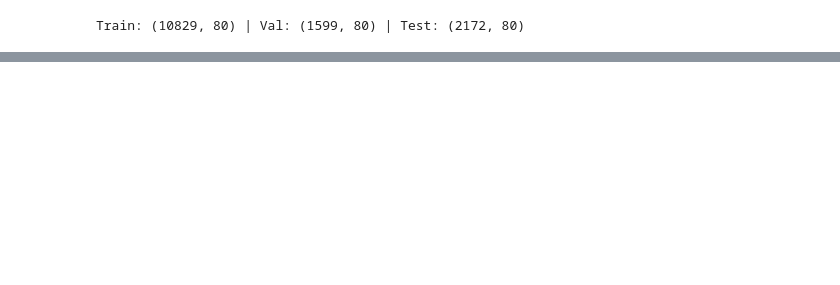
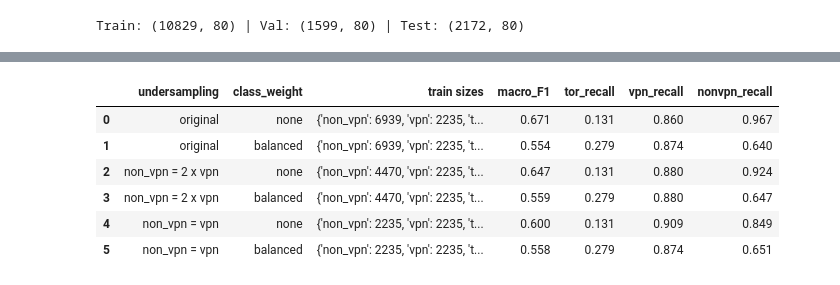
Before and after one commit to ZhiSherng/encrypted_traffic_classification, a Jupyter notebook: data_augmentation.ipynb, the cells around one changed output, grey strips where cells are left out. Saved outputs shown, nothing was run; the diff lists cells and outputs as text; code cells hidden in the pictures; blank space fills up the shorter version.

Commit message:
Rerun on 2s log buckets: Tor oversampling + undersampling + LR/RF comparison

```diff
--- a/data_augmentation.ipynb
+++ b/data_augmentation.ipynb
@@ -508,7 +538,7 @@ Overlaps: 0 0 0
 ## augmentation function for the cell above
 ## this is cell 8
 rng = np.random.default_rng(4266)
-WINDOW = BUCKET_SIZE_SECONDS * NUM_BUCKETS   # 300s
+WINDOW = T_MAX   # features now only see the first T_MAX seconds
 
 def aug_window_shift(seq, window=WINDOW):
     t0, t_end = seq[0][0], seq[-1][0]
@@ -550,12 +580,7 @@ def augment_flow(seq, is_tor=False):
     return s
 
 def flow_features(seq):
-    return np.concatenate([
-        bucket_bytes_by_direction(seq),
-        bucket_packets_by_direction(seq),
-        bucket_timing_stats(seq),
-        bucket_size_stats(seq),
-    ])
+    return bucket_features_log(seq)
 # %%
 # augment tor in the training set only
 # this is cell 9
@@ -719,0 +747,72 @@ B (aug)       0.653  0.004      0.259  0.007      0.803  0.010
+# %%
+# =====================================================================
+# UNDERSAMPLE NON-VPN (train only) + LOGISTIC REGRESSION BASELINE
+# Run after: new bucketing -> cap 200 -> balanced split
+# Val/test are never undersampled.
+# =====================================================================
+from sklearn.linear_model import LogisticRegression
+from sklearn.preprocessing import StandardScaler
+from sklearn.metrics import classification_report, confusion_matrix, f1_score, recall_score
+
+train_df = df_capped.iloc[train_idx]
+n_vpn    = (train_df["network_type"] == "vpn").sum()
+n_nonvpn = (train_df["network_type"] == "non_vpn").sum()
+
+def undersample_nonvpn(df, target, seed=4266):
+    """Keep `target` non-VPN flows; each recording gets an equal chance. Other classes untouched."""
+    nv = df[df["network_type"] == "non_vpn"]
+    if target >= len(nv):
+        return df
+    w = 1 / nv["stream_id"].map(nv["stream_id"].value_counts())
+    keep = nv.sample(target, weights=w, random_state=seed)
+    return pd.concat([keep, df[df["network_type"] != "non_vpn"]])
+
+setups = {
+    "original":           n_nonvpn,     # no undersampling
+    "non_vpn = 2 x vpn":  2 * n_vpn,
+    "non_vpn = vpn":      n_vpn,
+}
+
+rows, fitted = [], {}
+for name, target in setups.items():
+    tr = undersample_nonvpn(train_df, target)
+    Xtr, ytr = tr[feature_cols], tr["network_type"]
+    sc = StandardScaler().fit(np.log1p(Xtr))                     # fit on THIS train set only
+    Xtr_s, Xva_s = sc.transform(np.log1p(Xtr)), sc.transform(np.log1p(X_val))
+    for cw in [None, "balanced"]:                                # with vs without class weights
+        m = LogisticRegression(class_weight=cw, max_iter=5000).fit(Xtr_s, ytr)
+        pred = m.predict(Xva_s)
+        fitted[(name, cw or "none")] = (m, pred)
+        rows.append({"undersampling": name, "class_weight": cw or "none",
+                     "train sizes": ytr.value_counts().to_dict(),
+                     "macro_F1":      f1_score(y_val, pred, average="macro"),
+                     "tor_recall":    recall_score(y_val, pred, labels=["tor"], average="macro"),
+                     "vpn_recall":    recall_score(y_val, pred, labels=["vpn"], average="macro"),
+                     "nonvpn_recall": recall_score(y_val, pred, labels=["non_vpn"], average="macro")})
+
+results = pd.DataFrame(rows).round(3)
+display(results)
+
+# ---- detail for the best setup ----
+best = results.loc[results["macro_F1"].idxmax()]
+m, pred = fitted[(best["undersampling"], best["class_weight"])]
+print(f"\nBest: {best['undersampling']} | class_weight={best['class_weight']} | macro-F1 {best['macro_F1']:.3f}\n")
+print(classification_report(y_val, pred, digits=3))
+
+labels = ["non_vpn", "vpn", "tor"]
+print(pd.DataFrame(confusion_matrix(y_val, pred, labels=labels),
+                   index=[f"true_{l}" for l in labels], columns=[f"pred_{l}" for l in labels]))
+
+# ---- which features push towards each class? ----
+coef = pd.DataFrame(m.coef_, index=m.classes_, columns=feature_cols)
+for cls in labels:
+    print(f"\nTop 5 features pushing towards {cls}:")
+    print(coef.loc[cls].sort_values(ascending=False).head(5).round(3))
+# %% [output]
+|  | undersampling | class_weight | train sizes | macro_F1 | tor_recall | vpn_recall | nonvpn_recall |
+| 0 | original | none | {'non_vpn': 6939, 'vpn': 2235, 't... | 0.671 | 0.131 | 0.860 | 0.967 |
+| 1 | original | balanced | {'non_vpn': 6939, 'vpn': 2235, 't... | 0.554 | 0.279 | 0.874 | 0.640 |
+| 2 | non_vpn = 2 x vpn | none | {'non_vpn': 4470, 'vpn': 2235, 't... | 0.647 | 0.131 | 0.880 | 0.924 |
+| 3 | non_vpn = 2 x vpn | balanced | {'non_vpn': 4470, 'vpn': 2235, 't... | 0.559 | 0.279 | 0.880 | 0.647 |
+| 4 | non_vpn = vpn | none | {'non_vpn': 2235, 'vpn': 2235, 't... | 0.600 | 0.131 | 0.909 | 0.849 |
+| 5 | non_vpn = vpn | balanced | {'non_vpn': 2235, 'vpn': 2235, 't... | 0.558 | 0.279 | 0.874 | 0.651 |
```
Also changed, not shown: parts of 12 cells of this notebook.
